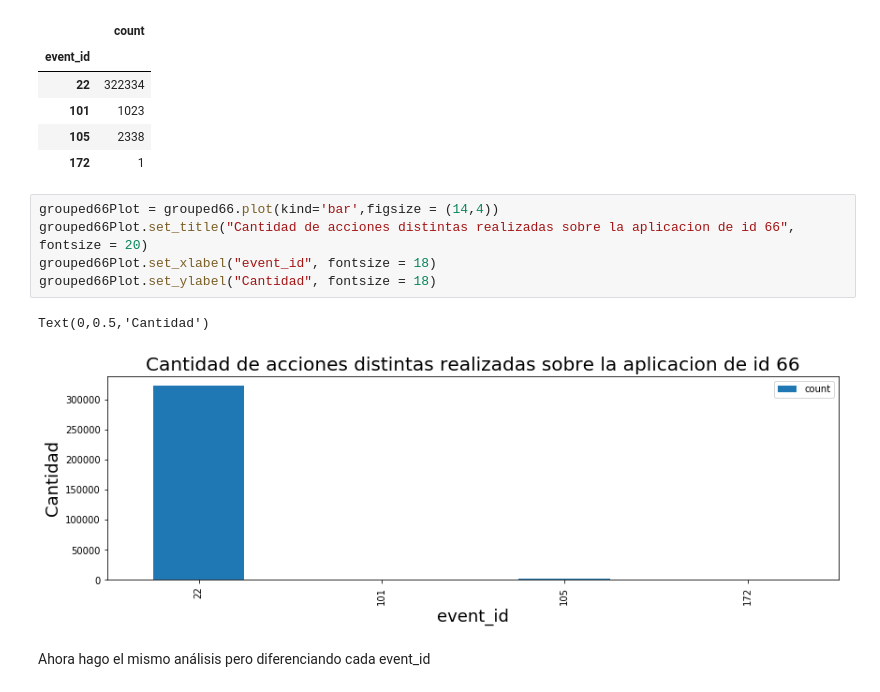
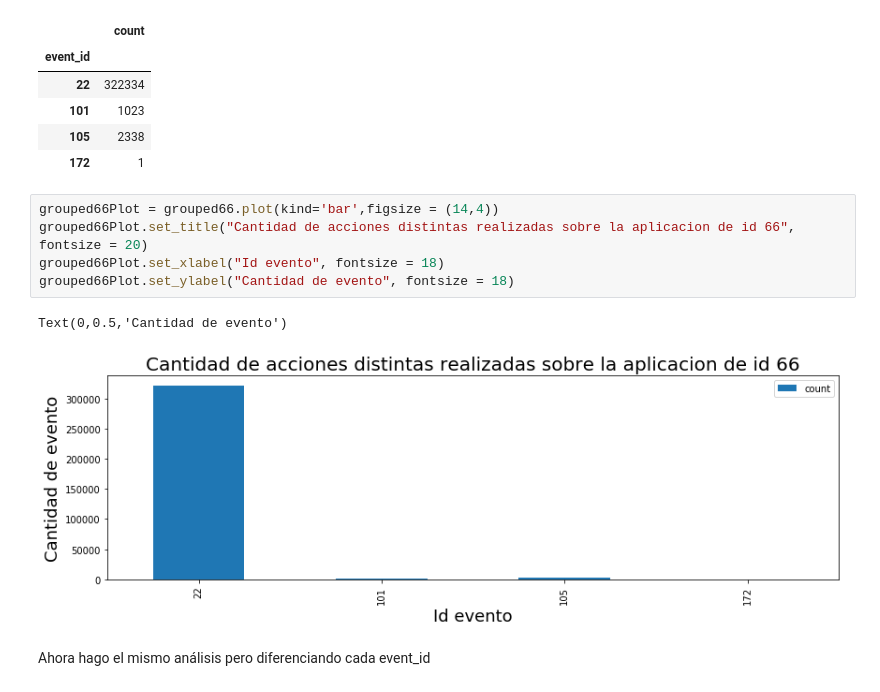
Before and after one commit to EscobarMariaSol/Organizacion-de-datos, a Jupyter notebook: TP1-analisisEvents.ipynb, the cells around one changed output. Drawn from its saved outputs; the diff is of its cells as text.

```diff
--- a/TP1-analisisEvents.ipynb
+++ b/TP1-analisisEvents.ipynb
@@ -118,11 +118,11 @@ grouped66.head()
 # %%
 grouped66Plot = grouped66.plot(kind='bar',figsize = (14,4))
 grouped66Plot.set_title("Cantidad de acciones distintas realizadas sobre la aplicacion de id 66", fontsize = 20)
-grouped66Plot.set_xlabel("event_id", fontsize = 18)
-grouped66Plot.set_ylabel("Cantidad", fontsize = 18)
+grouped66Plot.set_xlabel("Id evento", fontsize = 18)
+grouped66Plot.set_ylabel("Cantidad de evento", fontsize = 18)
 # %% [output]
-Text(0,0.5,'Cantidad')
+Text(0,0.5,'Cantidad de evento')
-[figure, old version]
+[figure, new version]
 # %% [markdown]
 Ahora hago el mismo análisis pero diferenciando cada event_id
 # %% [markdown]
```
Also changed, not shown: parts of 6 cells of this notebook.
